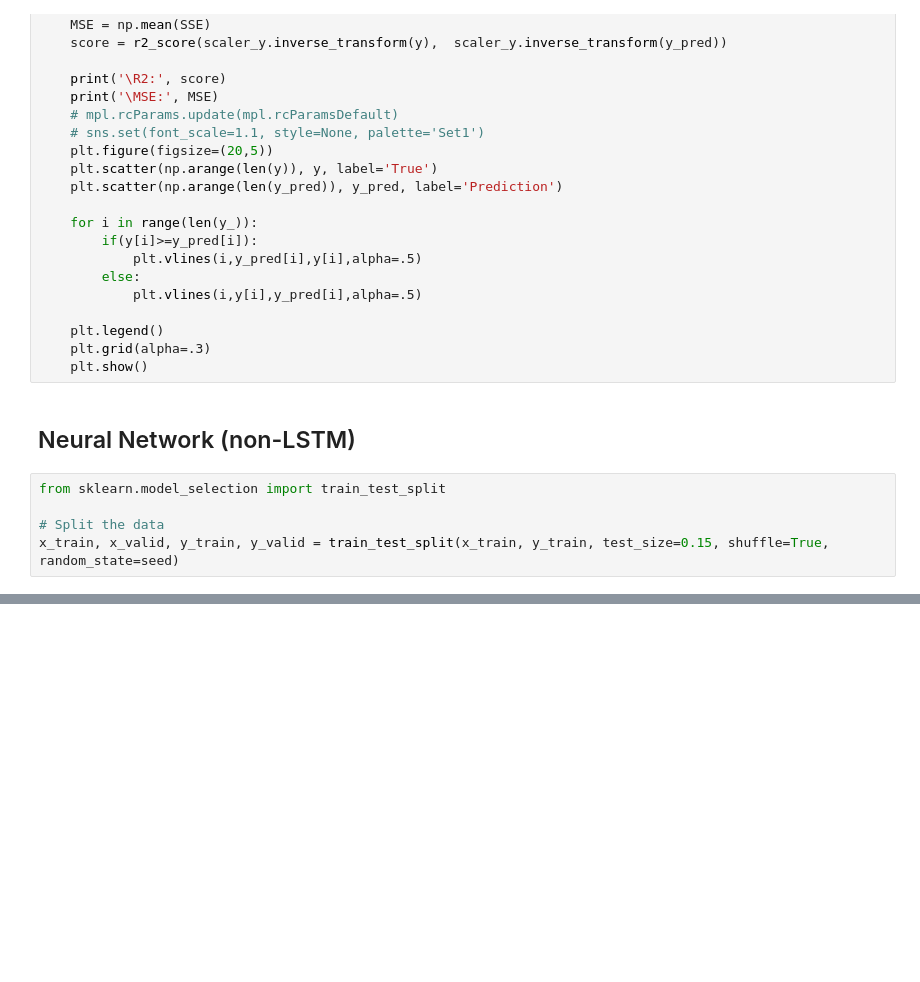
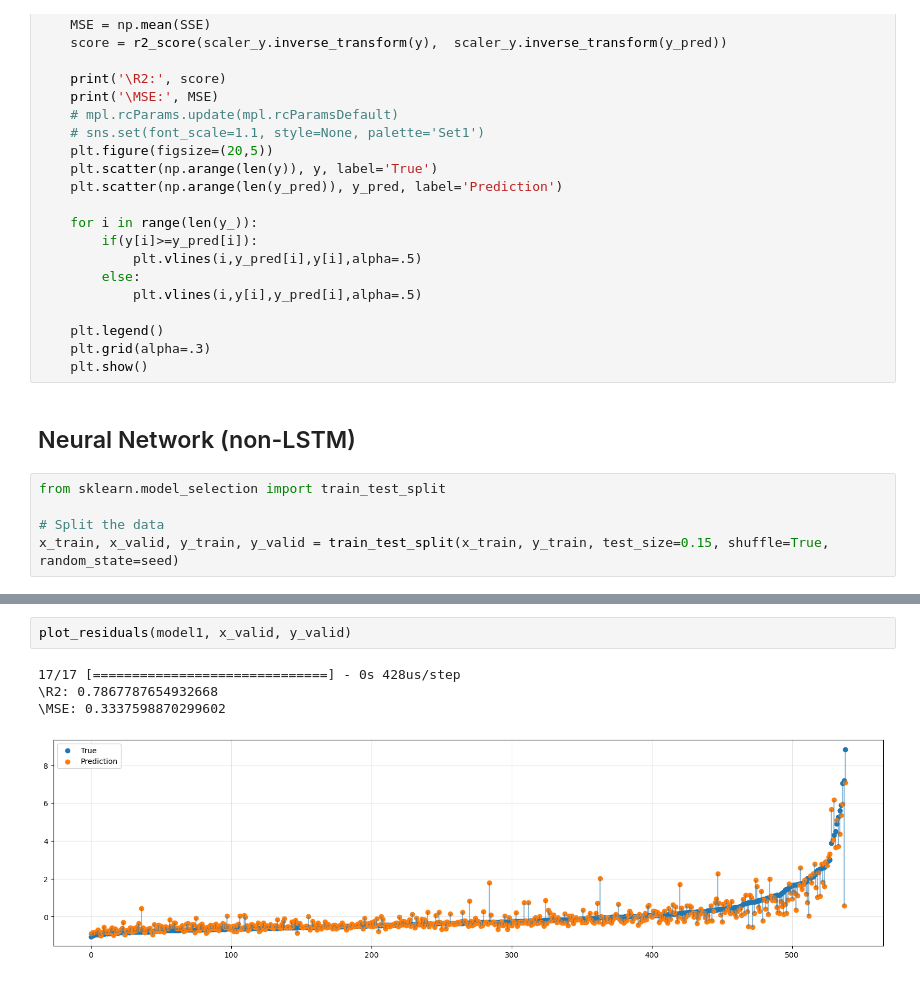
Before and after one commit to M3lo00/TOML_Homeworks, a Jupyter notebook: Homework3-4/neural_network.ipynb, the cells around one changed output, grey strips where cells are left out. Drawn from its saved outputs; the diff is of its cells as text; blank space fills up the shorter version.

```diff
--- a/Homework3-4/neural_network.ipynb
+++ b/Homework3-4/neural_network.ipynb
@@ -275,0 +283,7 @@ plot_residuals(model1, x_test, y_test)
+# %%
+plot_residuals(model1, x_valid, y_valid)
+# %% [output]
+17/17 [==============================] - 0s 428us/step
+\R2: 0.7867787654932668
+\MSE: 0.3337598870299602
+[figure, added]
```
Also changed, not shown: parts of 10 cells of this notebook, 1 other file.
